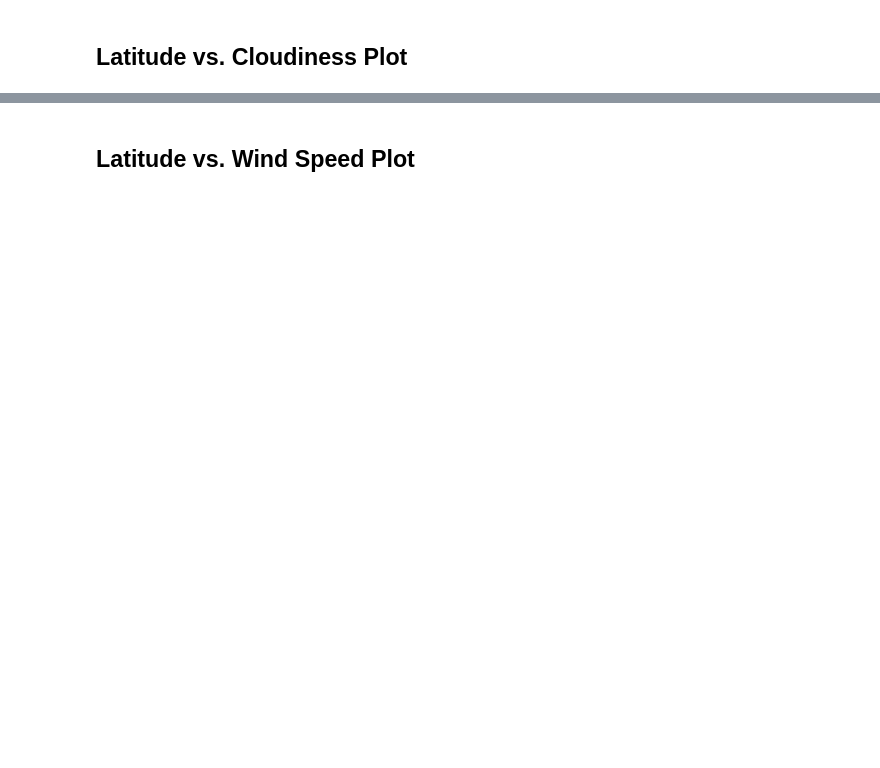
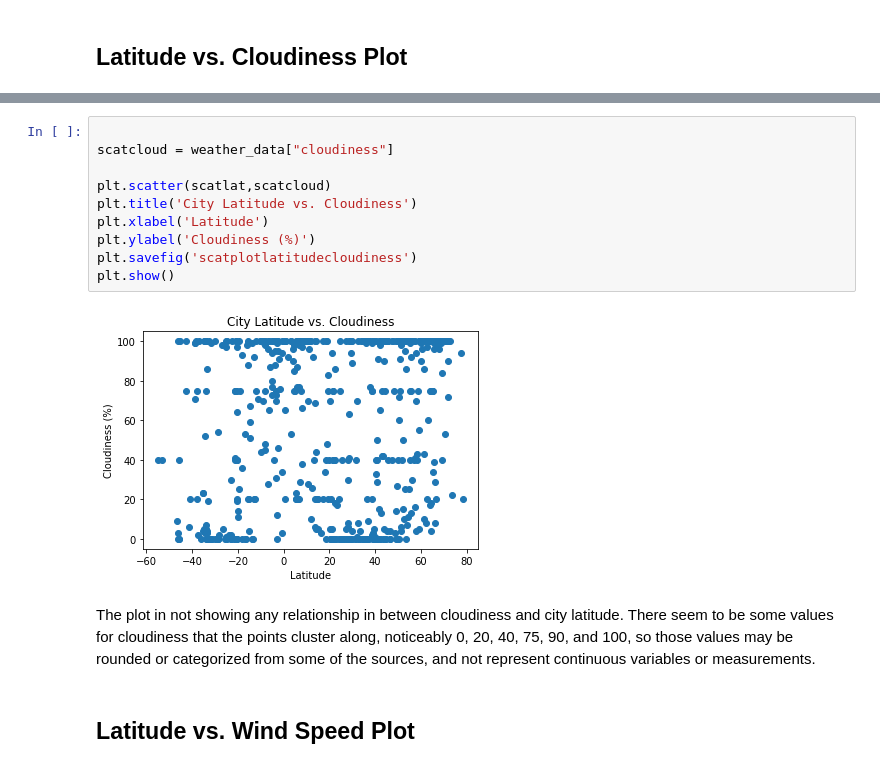
Before and after one commit to Mariesanon/python_api_challenge, a Jupyter notebook: starter_code/WeatherPy.ipynb, the cells around one changed output, grey strips where cells are left out. Saved outputs shown, nothing was run; the diff lists cells and outputs as text; blank space fills up the shorter version.

```diff
--- a/starter_code/WeatherPy.ipynb
+++ b/starter_code/WeatherPy.ipynb
@@ -166,2 +285,16 @@ Int64Index([], dtype='int64')
+# %%
+
+scatcloud = weather_data["cloudiness"]
+
+plt.scatter(scatlat,scatcloud)
+plt.title('City Latitude vs. Cloudiness')
+plt.xlabel('Latitude')
+plt.ylabel('Cloudiness (%)')
+plt.savefig('scatplotlatitudecloudiness')
+plt.show()
+# %% [output]
+[figure, added]
+# %% [markdown]
+The plot in not showing any relationship in between cloudiness and city latitude. There seem to be some values for cloudiness that the points cluster along, noticeably 0, 20, 40, 75, 90, and 100, so those values may be rounded or categorized from some of the sources, and not represent continuous variables or measurements.
 # %% [markdown]
 ## Latitude vs. Wind Speed Plot
```
Also changed, not shown: parts of 46 cells of this notebook, 13 other files.
